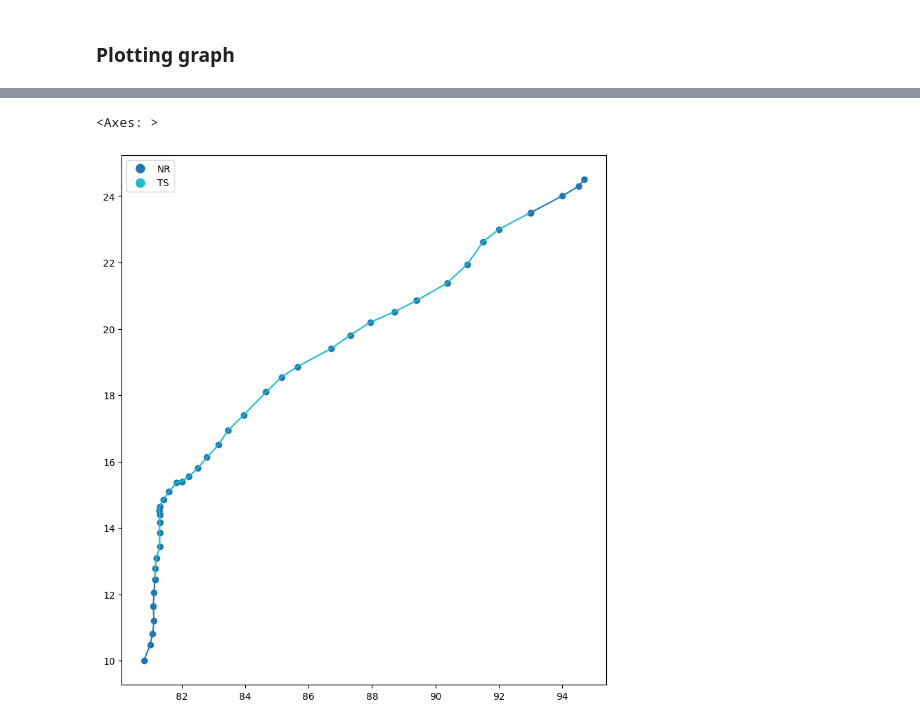
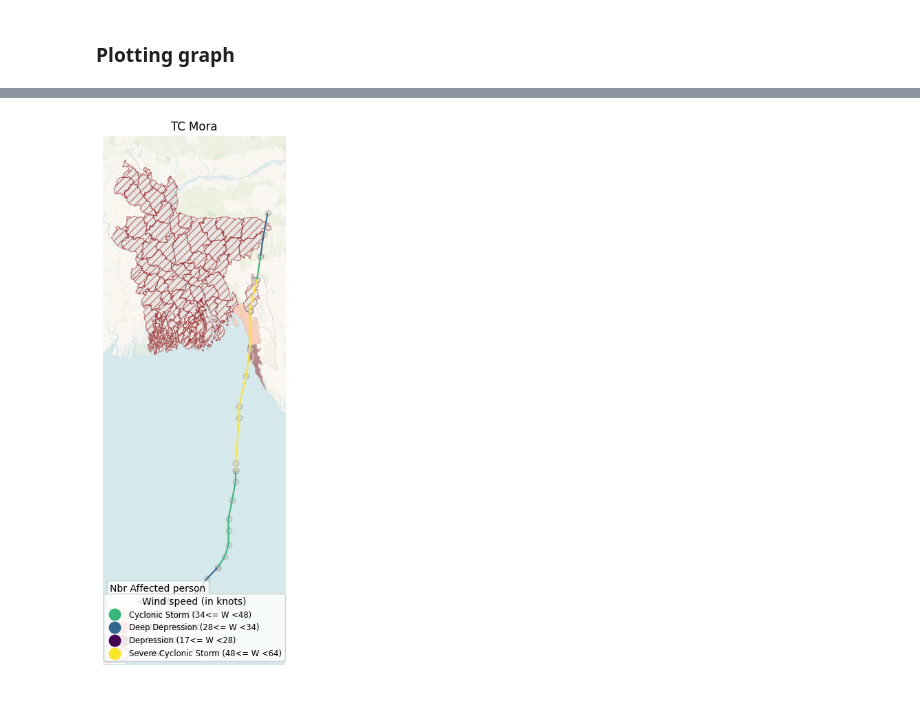
Before and after one commit to KassoumHabibou/PhD-Chapter-2, a Jupyter notebook: 00_time_line.ipynb, the cells around one changed output, grey strips where cells are left out. Drawn from its saved outputs; the diff is of its cells as text; code cells hidden in the pictures.

```diff
--- a/00_time_line.ipynb
+++ b/00_time_line.ipynb
@@ -290,5 +422,7 @@ lines_roanu.plot(column='Grade')
 # %%
 lines_roanu=lines_roanu.reset_index().sort_values(by="Grade")
+lines_komen=lines_komen.reset_index().sort_values(by="Grade")
+lines_mora=lines_mora.reset_index().sort_values(by="Grade")
 # %%
 # np.quantile(nbr_affected_list,[i * 0.25 for i in range(4)]).tolist().around(0)
 # np.quantile(nbr_affected_list,[i * 0.25 for i in range(4)]).tolist()
@@ -401,7 +552,50 @@ See: https://matplotlib.org/stable/tutorials/intermediate/legend_guide.html#impl
-# %%
-fig, ax = plt.subplots(figsize=(10, 10))
-lines_roanu.plot(column='NATURE', ax=ax, legend=True)
-path_roanu.plot(ax=ax, legend=True)
-# %% [output]
-<Axes: >
-[figure, removed]
+# %%
+#fig, ax = plt.subplots(nrows=1,ncols=1,figsize=(12,7))
+#dmg_roanu.apply(lambda x: ax.annotate(text=x['NAME_2'], xy=x.geometry.centroid.coords[0], ha='center', fontsize=8), axis=1)
+color_steps_adm = plt.colormaps['Greys'].resampled(4)
+#color_steps_adm = ['light-gray','dark-gray','gray','black']plt.colormaps['Greys'].resampled(4)
+color_steps_path = plt.colormaps['rocket'].resampled(4)
+# bgd_plot=dmg_roanu.plot(ax=ax, lw=0.7, alpha=0.45,column="Affected_people_quartile", scheme='User_Defined', missing_kwds=dict(color='white'), classification_kwds=dict(bins=rounded_quantiles), cmap=cmap, edgecolor='0.8', legend=True, legend_kwds={"loc": "upper left", "bbox_to_anchor": (0, 0.15),
+#                         'markerscale':1.29,'title_fontsize':'medium', 'fontsize':'small', "interval": False, "title":"Affected hh","title_fontsize":"medium"})
+
+#plt_dmg = dmg_roanu.plot(ax=ax, lw=0.7, alpha=0.45,column="Affected_people_quartile",categorical=True, missing_kwds={"color": "lightgrey","edgecolor": "darkred","hatch": "///","label": "No data"}, cmap=plt.get_cmap('Reds', 4), edgecolor='0.8', legend=True, legend_kwds={"loc": "lower left",  'markerscale':1.29, 'title':'Nbr Affected person','title_fontsize':'medium', 'fontsize':'small', "title_fontsize":"medium"})
+# "bbox_to_anchor": (0.3, 0.15),
+# need to
+# we are using an extent around Mexico for the examples
+extent = (2000000, 270000, 1800000, 3800000)
+#Now adding in the basemap imagery
+fig, ax = plt.subplots(figsize=(8, 8))
+ax.axis(extent)
+cx.add_basemap(ax, zoom=8)
+# %%
+ax = dmg_mora.to_crs('EPSG:3857').plot(figsize=(15,10), lw=0.7, alpha=0.45,column="Affected_people_quartile",categorical=True, missing_kwds={"color": "lightgrey","edgecolor": "darkred","hatch": "///","label": "No data"}, cmap=plt.get_cmap('Reds', 4), edgecolor='0.8', legend=True, legend_kwds={"loc": "lower left",  'markerscale':1.29, 'title':'Nbr Affected person','title_fontsize':'medium', 'fontsize':'small', "title_fontsize":"medium"})
+
+# need to add existing legend back
+leg1 = ax.get_legend()
+
+
+path_mora.to_crs('EPSG:3857').plot(ax=ax, facecolor='#cccccc', edgecolor='#969696', alpha=0.5, legend=False)
+lines_mora.to_crs('EPSG:3857').plot(column='Grade', ax=ax, categorical=True, legend=True,cmap=mplt.colors.ListedColormap([grade_palette[b] for b in lines_mora["Grade"].unique()]), legend_kwds={"loc": "lower center", 'markerscale':1.29, 'title':'Wind speed (in knots)','title_fontsize':'medium', 'fontsize':'small', "title_fontsize":"medium"})
+
+
+# extract the legend from an axes - used the last axes for the smaller sample data
+ax.add_artist(leg1)
+#leg2 = ax.get_legend()
+
+
+cx.add_basemap(ax,  source=cx.providers.CartoDB.VoyagerNoLabels, zoom=10, attribution = None, attribution_size=0)
+ax.axis("off")
+
+ax.title.set_text("TC Mora")
+
+#fig.legend(title=leg1.get_title().get_text(), handles=leg1.legend_handles, labels=[v.get_text() for v in leg1.texts], bbox_to_anchor=(1, 0.5), loc='lower center', frameon=False)
+#fig.legend(title= leg2.get_title().get_text(), handles=leg2.legend_handles, labels=[v.get_text() for v in leg2.texts], bbox_to_anchor=(1, 0.5), loc='lower left', frameon=False)
+
+#ax[2].get_legend().remove()
+#fig.subplots_adjust(wspace=0.01, hspace=0.5)
+# Rajouter les coordonnées GPS des points sur la carte
+#csm = path_roanu.plot(ax=bgd_plot, column="NATURE", facecolor='#cccccc', edgecolor='#969696', alpha=0.5, legend=True)
+
+plt.savefig(os.getcwd() + '\\output\\img\\cyclone mora.jpeg', bbox_inches='tight')
+# %% [output]
+[figure, added]
```
Also changed, not shown: parts of 8 cells of this notebook, 29 other files.
